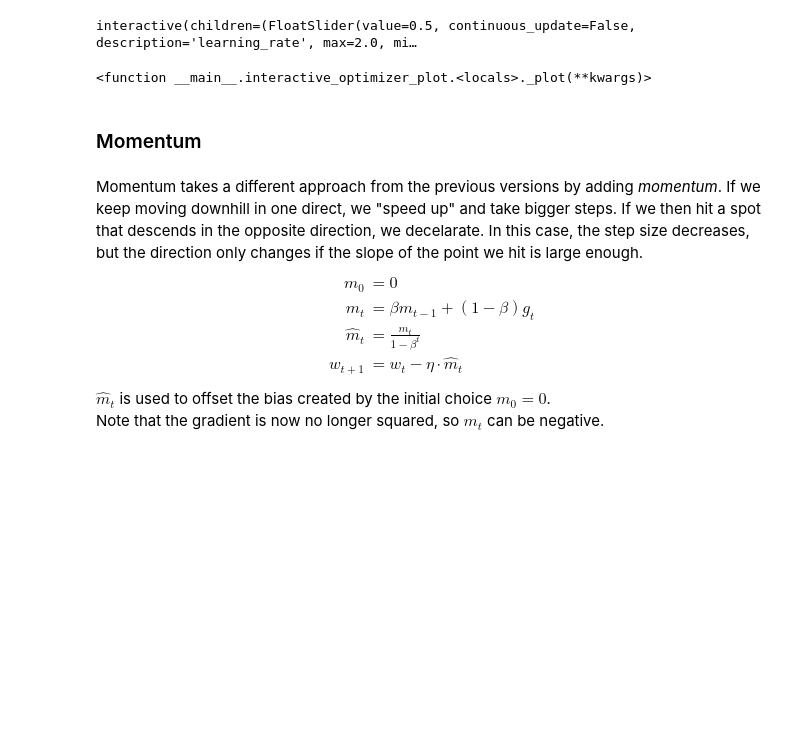
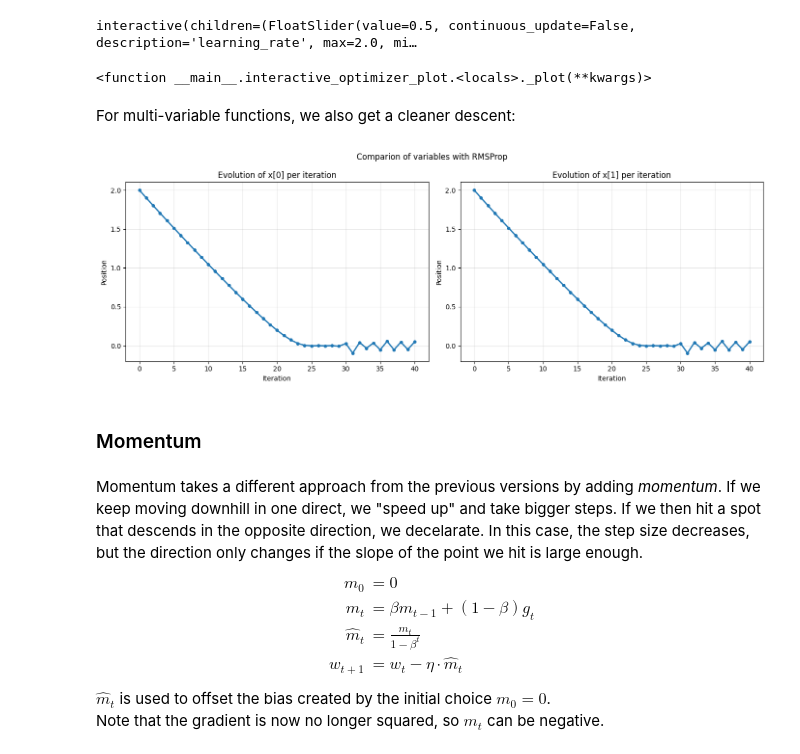
Before and after one commit to John-Popovici/ML-optimization-lecture, a Jupyter notebook: restructured_opti.ipynb, the cells around one changed output. Cells and saved outputs as stored; diff of their text form; code cells hidden in the pictures; blank space fills up the shorter version.

```diff
--- a/restructured_opti.ipynb
+++ b/restructured_opti.ipynb
@@ -497,6 +509,40 @@ interactive_optimizer_plot(
 # %% [output]
 interactive(children=(FloatSlider(value=0.5, continuous_update=False, description='learning_rate', max=2.0, mi…
 <function __main__.interactive_optimizer_plot.<locals>._plot(**kwargs)>
+# %% [markdown]
+For multi-variable functions, we also get a cleaner descent:
+# %%
+# We see here that the learning rate can be set a lot higher, and actually works the same
+# for x[0] md x[1]
+positions1, losses1 = RMSProp(0.1,
+                                     num_iterations=40,
+                                     x_start=[2.0, 2.0],
+                                     gradient=multi_gradient,
+                                     loss_function=multi_function)
+positions1 = np.array(positions1)
+
+pos_x = positions1[:,0]
+pos_y = positions1[:,1]
+
+fig, axes = plt.subplots(1, 2, figsize=(14, 5))
+fig.suptitle("Comparion of variables with RMSProp")
+
+axes[0].plot(pos_x, 'o-', linewidth=2, markersize=4)
+axes[0].set_xlabel('Iteration')
+axes[0].set_ylabel('Position')
+axes[0].set_title('Evolution of x[0] per iteration')
+axes[0].grid(True, alpha=0.3)
+
+axes[1].plot(pos_y, 'o-', linewidth=2, markersize=4)
+axes[1].set_xlabel('Iteration')
+axes[1].set_ylabel('Position')
+axes[1].set_title('Evolution of x[1] per iteration')
+axes[1].grid(True, alpha=0.3)
+
+plt.tight_layout()
+plt.show()
+# %% [output]
+[figure, added]
 # %% [markdown]
 ### Momentum
 # %% [markdown]
```
Also changed, not shown: parts of 6 cells of this notebook.
